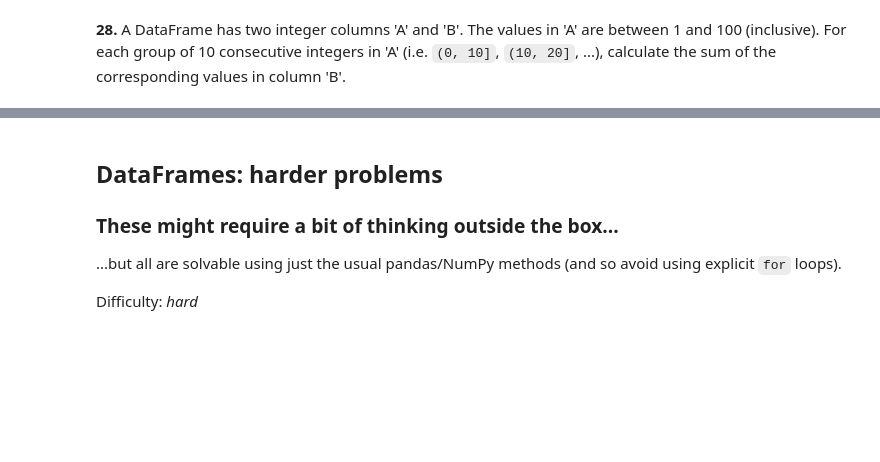
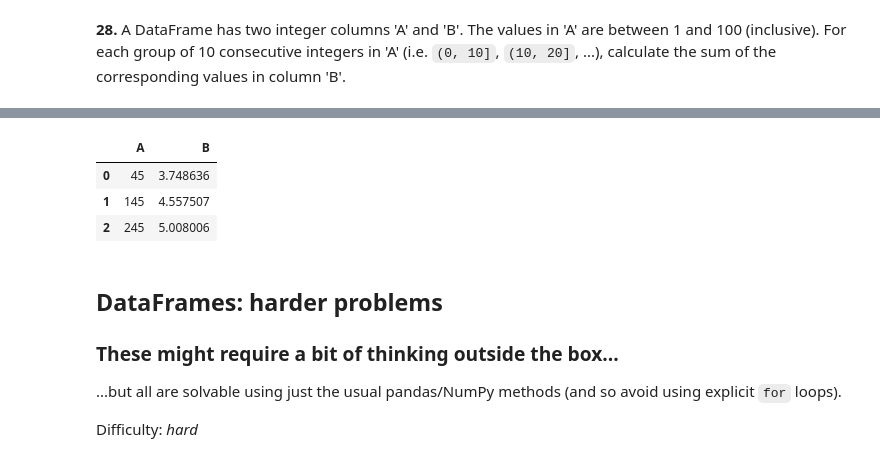
Before and after one commit to Forcystus91/ai_nov21, a Jupyter notebook: Chapter 1/6. Pandas/100-pandas-puzzles.ipynb, the cells around one changed output, grey strips where cells are left out. Saved outputs shown, nothing was run; the diff lists cells and outputs as text; code cells hidden in the pictures; blank space fills up the shorter version.

```diff
--- a/Chapter 1/6. Pandas/100-pandas-puzzles.ipynb
+++ b/Chapter 1/6. Pandas/100-pandas-puzzles.ipynb
@@ -484,3 +484,10 @@ df
+# %%
+df.groupby(df.index//10).sum()
+# %% [output]
+|  | A | B |
+| 0 | 45 | 3.748636 |
+| 1 | 145 | 4.557507 |
+| 2 | 245 | 5.008006 |
 # %% [markdown]
 ## DataFrames: harder problems
 
```
Also changed, not shown: parts of 1 cell of this notebook.
